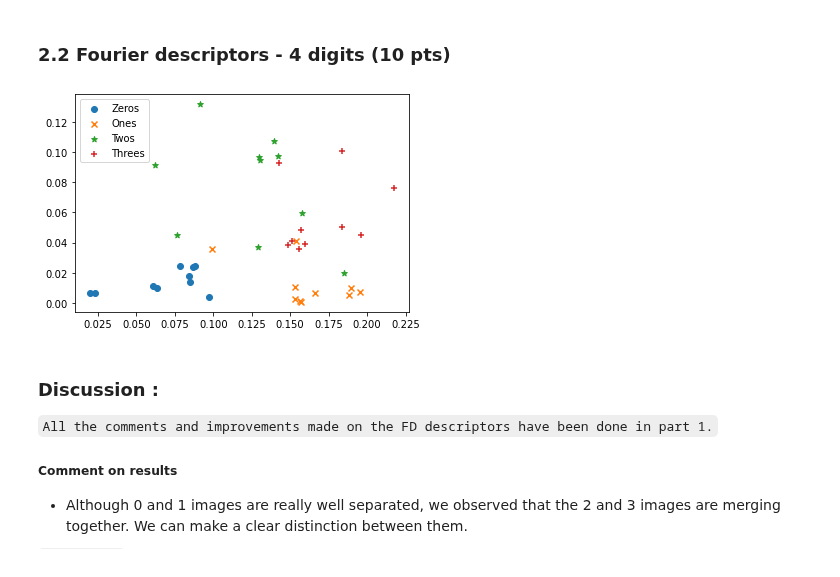
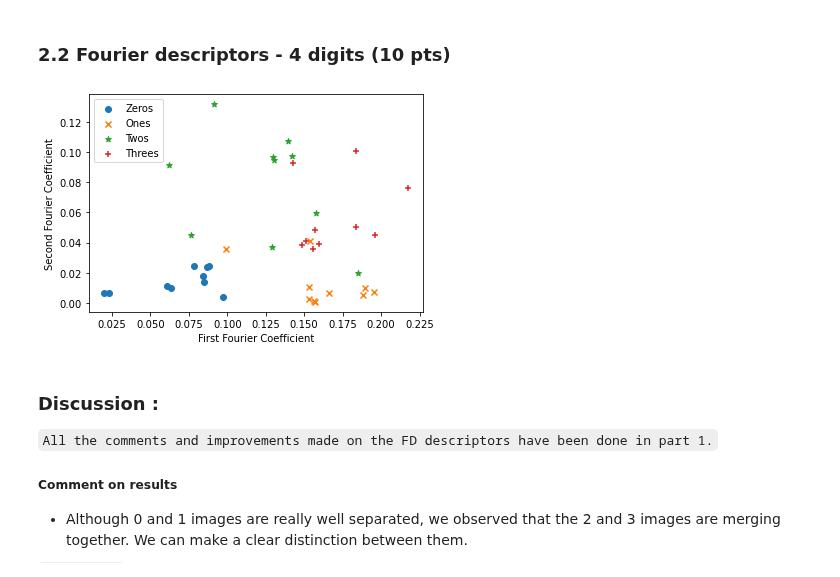
Before and after one commit to Andrea-Oliveri/Image-Processing-Assignements, a Jupyter notebook: Labs/lab_02_object_description.ipynb, the cells around one changed output. Cells and saved outputs as stored; diff of their text form; code cells hidden in the pictures.

```diff
--- a/Labs/lab_02_object_description.ipynb
+++ b/Labs/lab_02_object_description.ipynb
@@ -507,9 +627,10 @@ coefficients_twos   = np.asarray([get_fourier_descriptor(pretreat_image(im)) for
 coefficients_threes = np.asarray([get_fourier_descriptor(pretreat_image(im)) for im in threes_im])
 # %%
 plot_descriptors([coefficients_zeros, coefficients_ones, coefficients_twos, coefficients_threes],
-                 ['o', 'x', '*', '+'], ["Zeros", "Ones", "Twos", "Threes"])
+                 ['o', 'x', '*', '+'], ["Zeros", "Ones", "Twos", "Threes"],
+                 "First Fourier Coefficient", "Second Fourier Coefficient")
 # %% [output]
-[figure, old version]
+[figure, new version]
 # %% [markdown]
 ### Discussion :
 
```
Also changed, not shown: parts of 20 cells of this notebook.
